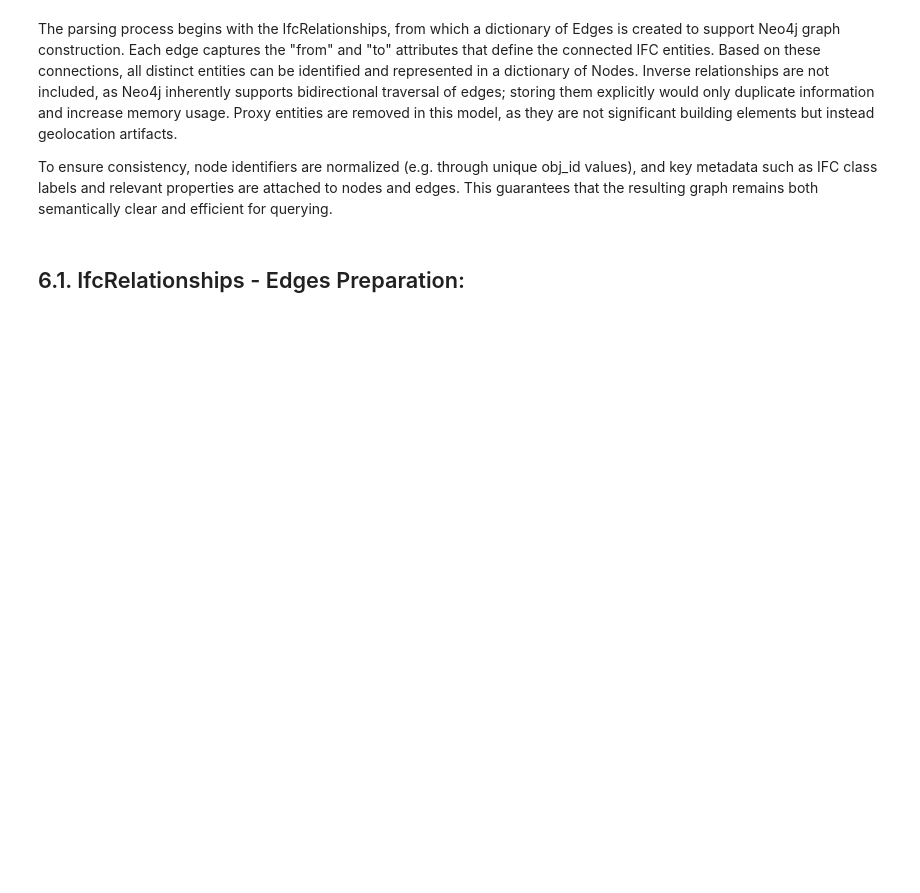
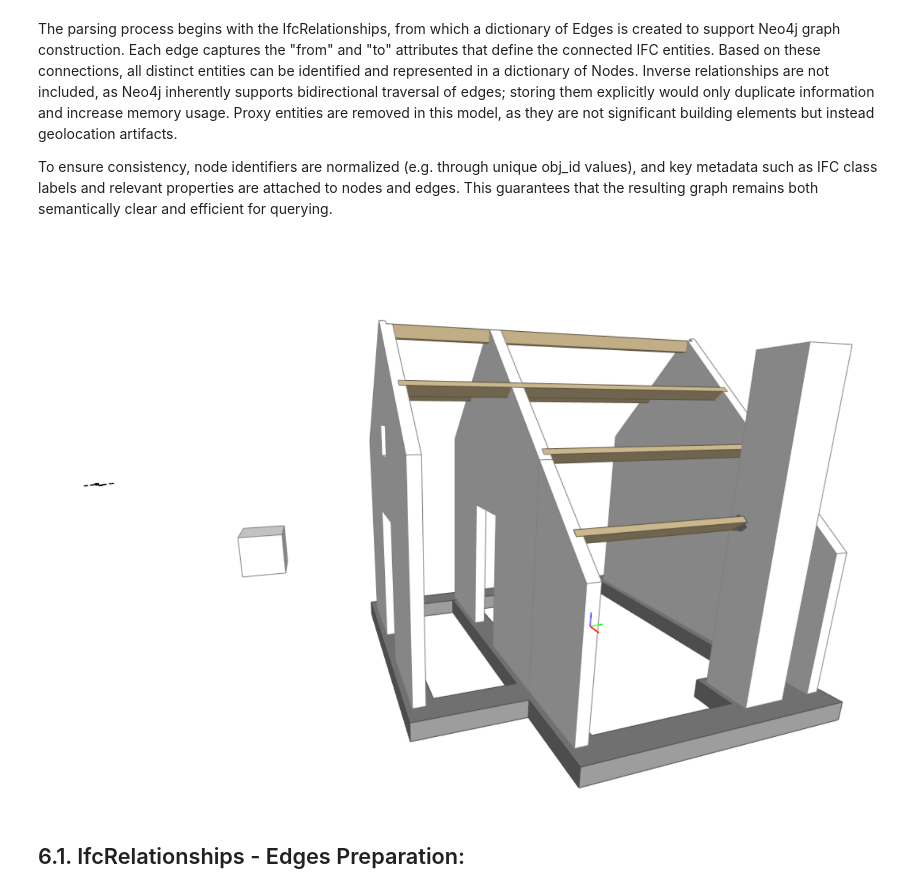
Before and after one commit to BenoitLoze1977/liverpool_csck700_capstone_project, a Jupyter notebook: notebooks/csck700_ifc_parser.ipynb, the cells around one changed output. Cells and saved outputs as stored; diff of their text form; code cells hidden in the pictures; blank space fills up the shorter version.

```diff
--- a/notebooks/csck700_ifc_parser.ipynb
+++ b/notebooks/csck700_ifc_parser.ipynb
@@ -712,6 +699,12 @@ proxies: 5
 The parsing process begins with the IfcRelationships, from which a dictionary of Edges is created to support Neo4j graph construction. Each edge captures the "from" and "to" attributes that define the connected IFC entities. Based on these connections, all distinct entities can be identified and represented in a dictionary of Nodes. Inverse relationships are not included, as Neo4j inherently supports bidirectional traversal of edges; storing them explicitly would only duplicate information and increase memory usage. Proxy entities are removed in this model, as they are not significant building elements but instead geolocation artifacts.
 
 To ensure consistency, node identifiers are normalized (e.g. through unique obj_id values), and key metadata such as IFC class labels and relevant properties are attached to nodes and edges. This guarantees that the resulting graph remains both semantically clear and efficient for querying.
+# %%
+picture_patch = r"..\data\raw\Building_Structural_picture.png"
+# %%
+display(Image(filename=picture_patch))
+# %% [output]
+[figure, added]
 # %% [markdown]
 ## 6.1. IfcRelationships - Edges Preparation:
 # %% [markdown]
```
Also changed, not shown: parts of 4 cells of this notebook, 12 other files.
